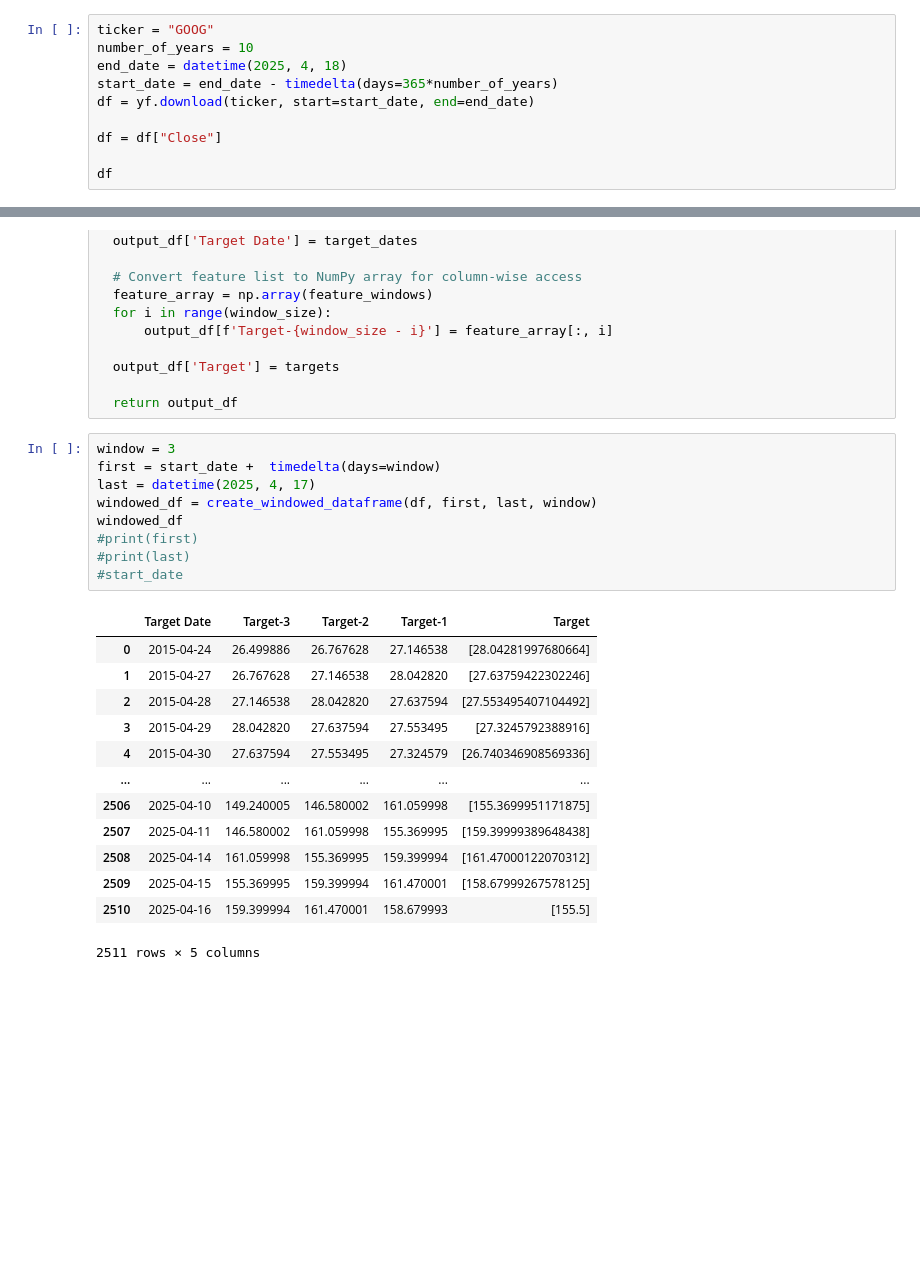
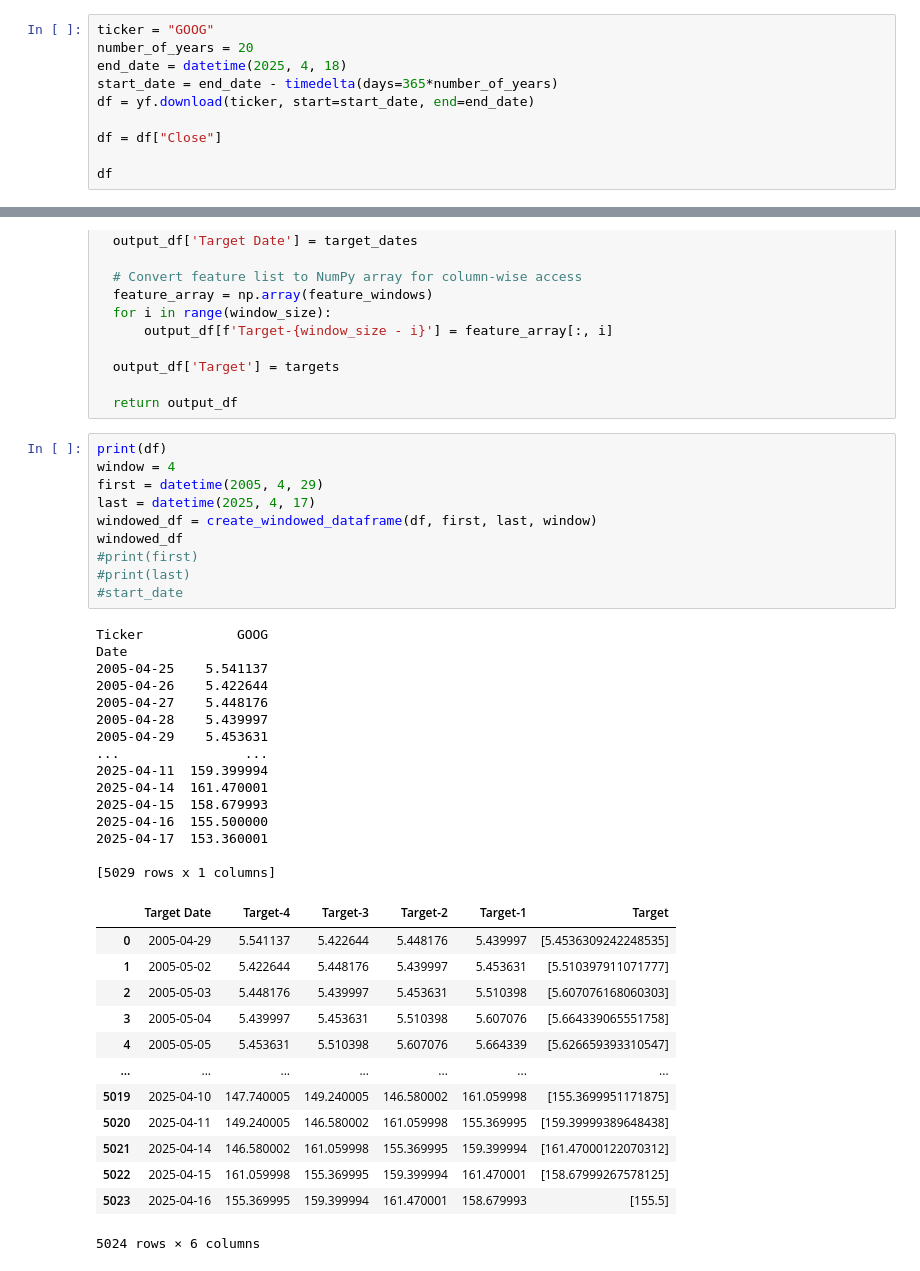
Before and after one commit to swatkat20/Stock-Forecasting-Using-LSTM-, a Jupyter notebook: Model.ipynb, the cells around one changed output, grey strips where cells are left out. Saved outputs shown, nothing was run; the diff lists cells and outputs as text; blank space fills up the shorter version.

```diff
--- a/Model.ipynb
+++ b/Model.ipynb
@@ -76,7 +76,7 @@ import matplotlib.pyplot as plt
 from sklearn.preprocessing import MinMaxScaler
 # %%
 ticker = "GOOG"
-number_of_years = 10
+number_of_years = 20
 end_date = datetime(2025, 4, 18)
 start_date = end_date - timedelta(days=365*number_of_years)
 df = yf.download(ticker, start=start_date, end=end_date)
@@ -165,28 +164,44 @@ def create_windowed_dataframe(dataframe, start_date, end_date, window_size=3):
 
   return output_df
 # %%
-window = 3
-first = start_date +  timedelta(days=window)
+print(df)
+window = 4
+first = datetime(2005, 4, 29)
 last = datetime(2025, 4, 17)
 windowed_df = create_windowed_dataframe(df, first, last, window)
 windowed_df
 #print(first)
 #print(last)
 #start_date
 # %% [output]
+Ticker            GOOG
+Date
+2005-04-25    5.541137
+2005-04-26    5.422644
+2005-04-27    5.448176
+2005-04-28    5.439997
+2005-04-29    5.453631
+...                ...
+2025-04-11  159.399994
+2025-04-14  161.470001
+2025-04-15  158.679993
+2025-04-16  155.500000
+2025-04-17  153.360001
+
+[5029 rows x 1 columns]
-|  | Target Date | Target-3 | Target-2 | Target-1 | Target |
-| 0 | 2015-04-24 | 26.499886 | 26.767628 | 27.146538 | [28.04281997680664] |
-| 1 | 2015-04-27 | 26.767628 | 27.146538 | 28.042820 | [27.63759422302246] |
-| 2 | 2015-04-28 | 27.146538 | 28.042820 | 27.637594 | [27.553495407104492] |
-| 3 | 2015-04-29 | 28.042820 | 27.637594 | 27.553495 | [27.3245792388916] |
-| 4 | 2015-04-30 | 27.637594 | 27.553495 | 27.324579 | [26.740346908569336] |
-| ... | ... | ... | ... | ... | ... |
-| 2506 | 2025-04-10 | 149.240005 | 146.580002 | 161.059998 | [155.3699951171875] |
-| 2507 | 2025-04-11 | 146.580002 | 161.059998 | 155.369995 | [159.39999389648438] |
-| 2508 | 2025-04-14 | 161.059998 | 155.369995 | 159.399994 | [161.47000122070312] |
-| 2509 | 2025-04-15 | 155.369995 | 159.399994 | 161.470001 | [158.67999267578125] |
-| 2510 | 2025-04-16 | 159.399994 | 161.470001 | 158.679993 | [155.5] |
+|  | Target Date | Target-4 | Target-3 | Target-2 | Target-1 | Target |
+| 0 | 2005-04-29 | 5.541137 | 5.422644 | 5.448176 | 5.439997 | [5.4536309242248535] |
+| 1 | 2005-05-02 | 5.422644 | 5.448176 | 5.439997 | 5.453631 | [5.510397911071777] |
+| 2 | 2005-05-03 | 5.448176 | 5.439997 | 5.453631 | 5.510398 | [5.607076168060303] |
+| 3 | 2005-05-04 | 5.439997 | 5.453631 | 5.510398 | 5.607076 | [5.664339065551758] |
+| 4 | 2005-05-05 | 5.453631 | 5.510398 | 5.607076 | 5.664339 | [5.626659393310547] |
+| ... | ... | ... | ... | ... | ... | ... |
+| 5019 | 2025-04-10 | 147.740005 | 149.240005 | 146.580002 | 161.059998 | [155.3699951171875] |
+| 5020 | 2025-04-11 | 149.240005 | 146.580002 | 161.059998 | 155.369995 | [159.39999389648438] |
+| 5021 | 2025-04-14 | 146.580002 | 161.059998 | 155.369995 | 159.399994 | [161.47000122070312] |
+| 5022 | 2025-04-15 | 161.059998 | 155.369995 | 159.399994 | 161.470001 | [158.67999267578125] |
+| 5023 | 2025-04-16 | 155.369995 | 159.399994 | 161.470001 | 158.679993 | [155.5] |
-2511 rows × 5 columns
+5024 rows × 6 columns
 # %%
 def split_windowed_df(windowed_dataframe):
     # Extract the first column as dates
```
Also changed, not shown: parts of 6 cells of this notebook.
